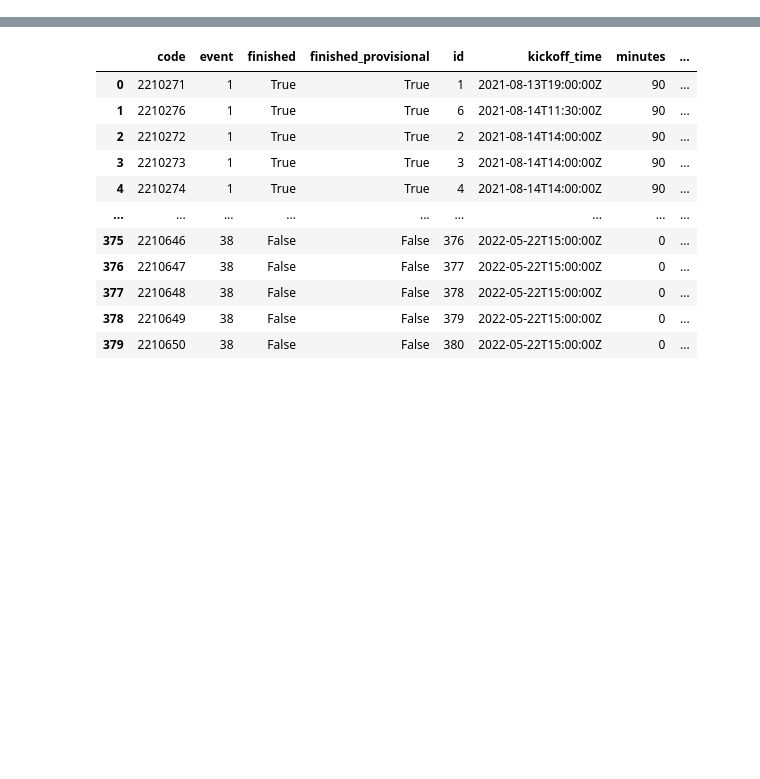
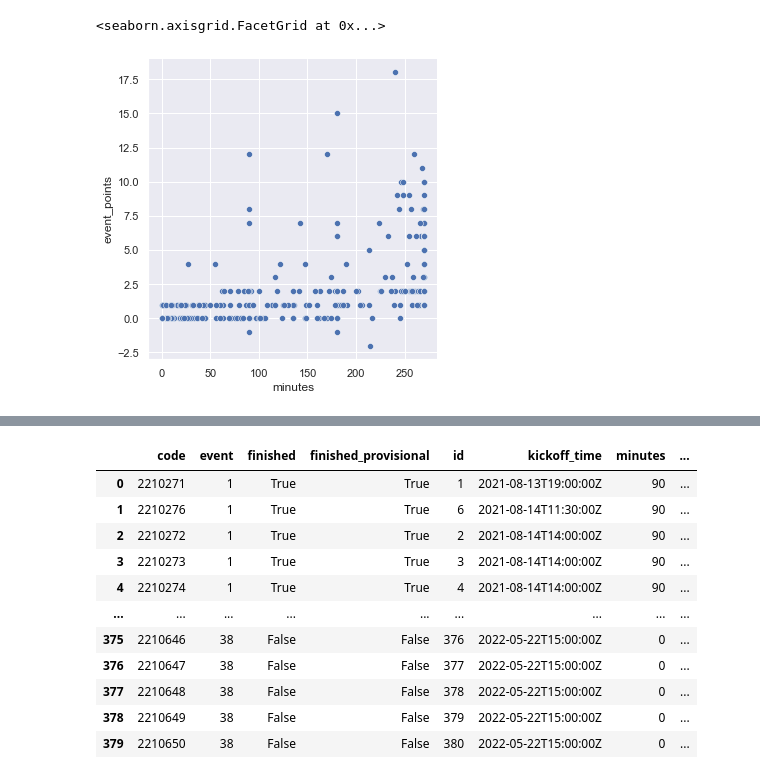
Before and after one commit to magnustorvund/fantasyAI, a Jupyter notebook: notebooks/data_exploration.ipynb, the cells around one changed output, grey strips where cells are left out. Drawn from its saved outputs; the diff is of its cells as text; code cells hidden in the pictures; blank space fills up the shorter version.

```diff
--- a/notebooks/data_exploration.ipynb
+++ b/notebooks/data_exploration.ipynb
@@ -15,0 +53,9 @@ data = get_data()
+# %%
+var = 'minutes'
+sns.relplot(
+    data=player_df,
+    x=var, y="event_points"
+)
+# %% [output]
+<seaborn.axisgrid.FacetGrid at 0x...>
+[figure, added]
```
Also changed, not shown: parts of 11 cells of this notebook.
